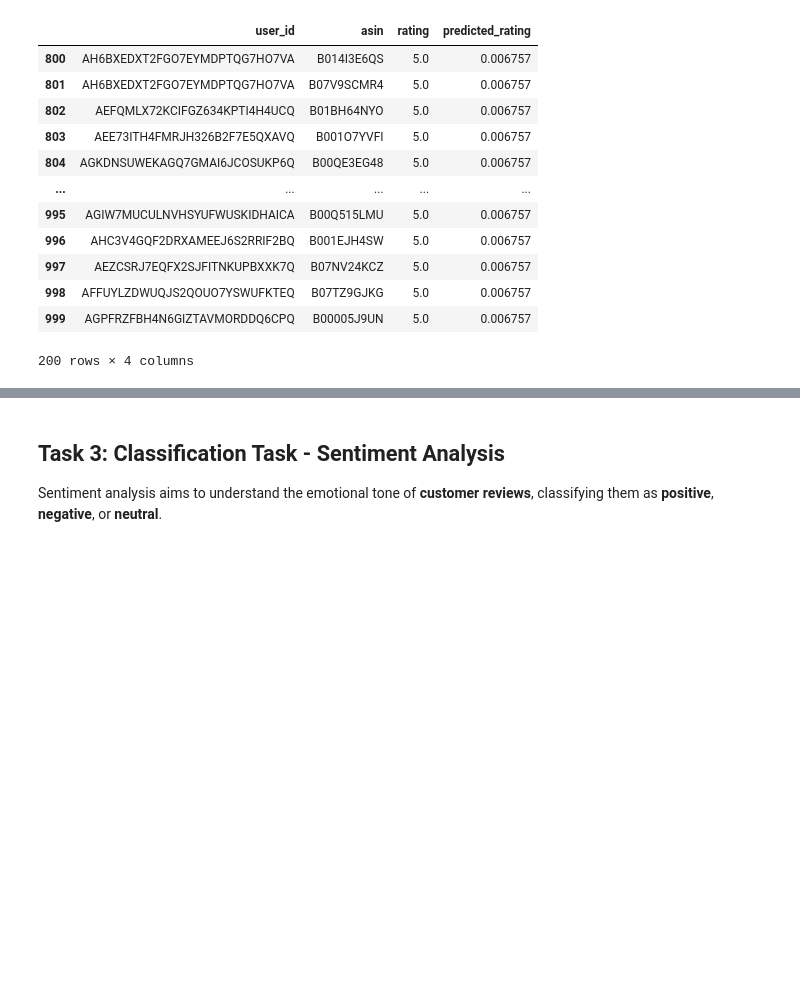
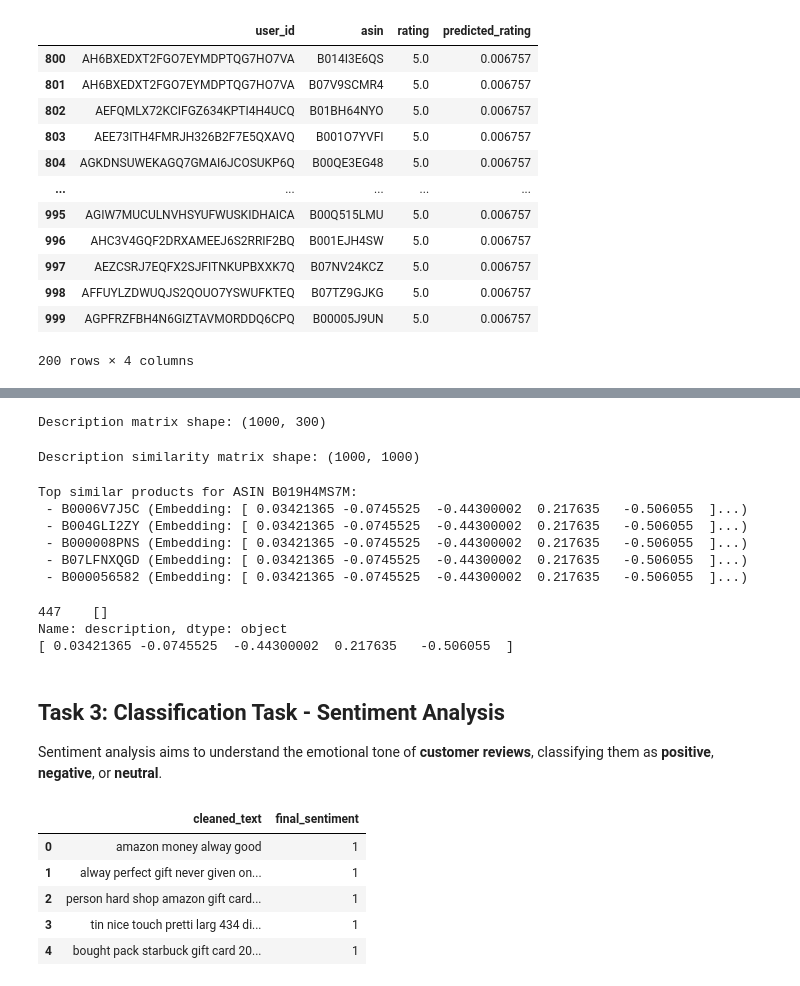
Before and after one commit to AntonisZks/Data-Mining, a Jupyter notebook: Notebooks/data_mining_assignment.ipynb, the cells around one changed output, grey strips where cells are left out. Saved outputs shown, nothing was run; the diff lists cells and outputs as text; code cells hidden in the pictures; blank space fills up the shorter version.

```diff
--- a/Notebooks/data_mining_assignment.ipynb
+++ b/Notebooks/data_mining_assignment.ipynb
@@ -1619,3 +1713,68 @@ test_df
+# %%
+description_matrix = np.array(list(embeddings.values()))
+print(f"Description matrix shape: {description_matrix.shape}")
+# %% [output]
+Description matrix shape: (1000, 300)
+# %%
+# Compute the cosine similarity matrix for the description embeddings
+description_similarity_matrix = cosine_similarity(description_matrix)
+print(f"Description similarity matrix shape: {description_similarity_matrix.shape}")
+# %% [output]
+Description similarity matrix shape: (1000, 1000)
+# %%
+top_similar_products = {}
+# Set the diagonal of the similarity matrix to -np.inf to ignore self-similarity
+np.fill_diagonal(description_similarity_matrix, -np.inf)
+
+for i, asin in enumerate(embeddings.keys()):
+    similar_indices = np.argsort(description_similarity_matrix[i])[::-1][:5]  # Get top 5 similar products
+    similar_asins = [list(embeddings.keys())[index] for index in similar_indices]
+    top_similar_products[asin] = similar_asins
+
+# Display the top similar products for a specific ASIN
+def display_top_similar_products(asin, top_similar_products, embeddings):
+    if asin not in top_similar_products:
+        print(f"No similar products found for ASIN {asin}.")
+        return
+
+    print(f"Top similar products for ASIN {asin}:")
+
+    for similar_asin in top_similar_products[asin]:
+        print(f" - {similar_asin} (Embedding: {embeddings[similar_asin][:5]}...)")  # Display first 5 elements of the embedding
+
+display_top_similar_products(list(embeddings.keys())[904], top_similar_products, embeddings)
+# %% [output]
+Top similar products for ASIN B019H4MS7M:
+ - B0006V7J5C (Embedding: [ 0.03421365 -0.0745525  -0.44300002  0.217635   -0.506055  ]...)
+ - B004GLI2ZY (Embedding: [ 0.03421365 -0.0745525  -0.44300002  0.217635   -0.506055  ]...)
+ - B000008PNS (Embedding: [ 0.03421365 -0.0745525  -0.44300002  0.217635   -0.506055  ]...)
+ - B07LFNXQGD (Embedding: [ 0.03421365 -0.0745525  -0.44300002  0.217635   -0.506055  ]...)
+ - B000056582 (Embedding: [ 0.03421365 -0.0745525  -0.44300002  0.217635   -0.506055  ]...)
+# %%
+# Display top similar products for a specific ASIN
+print(working_df[working_df['parent_asin'] == 'B004GLI2ZY']['description'])
+print(embeddings['B004GLI2ZY'][:5])  # Display first 5 elements of the embedding
+# %% [output]
+447    []
+Name: description, dtype: object
+[ 0.03421365 -0.0745525  -0.44300002  0.217635   -0.506055  ]
 # %% [markdown]
 ## Task 3: Classification Task - Sentiment Analysis
 Sentiment analysis aims to understand the emotional tone of **customer reviews**, classifying them as **positive**, **negative**, or **neutral**.
+# %%
+working_df = dataframes['review'][categories[1]].copy()
+working_df = working_df[['cleaned_text', 'final_sentiment']]
+
+# Turn the final sentiment into -1, 0, 1 for negative, neutral, and positive sentiments
+working_df['final_sentiment'] = working_df['final_sentiment'].apply(
+    lambda x: -1 if x <= 0.05 else (1 if x >= 0.05 else 0)
+)
+
+working_df.head()
+# %% [output]
+|  | cleaned_text | final_sentiment |
+| 0 | amazon money alway good | 1 |
+| 1 | alway perfect gift never given on... | 1 |
+| 2 | person hard shop amazon gift card... | 1 |
+| 3 | tin nice touch pretti larg 434 di... | 1 |
+| 4 | bought pack starbuck gift card 20... | 1 |
```
Also changed, not shown: parts of 20 cells of this notebook, 1 other file.
